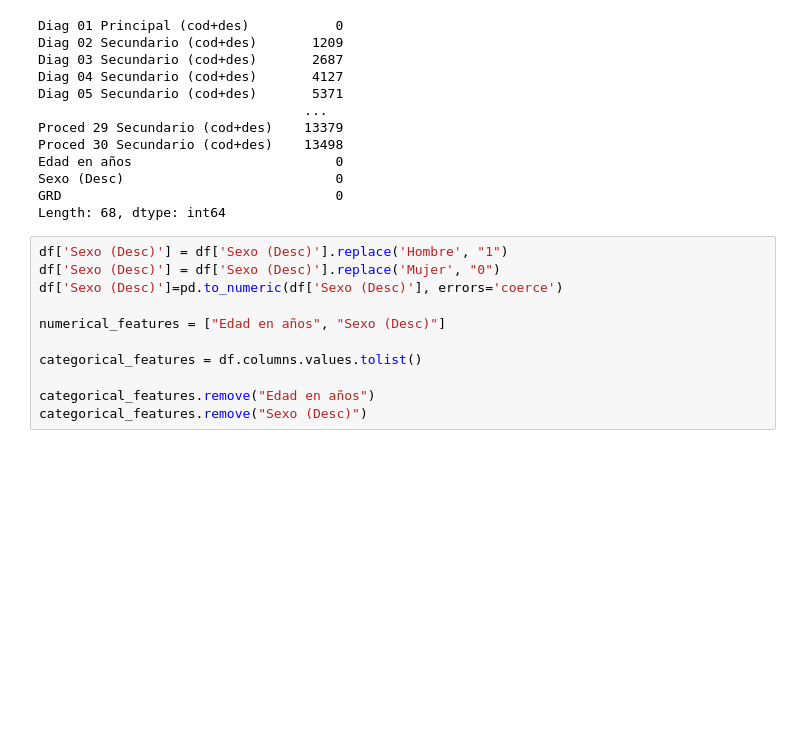
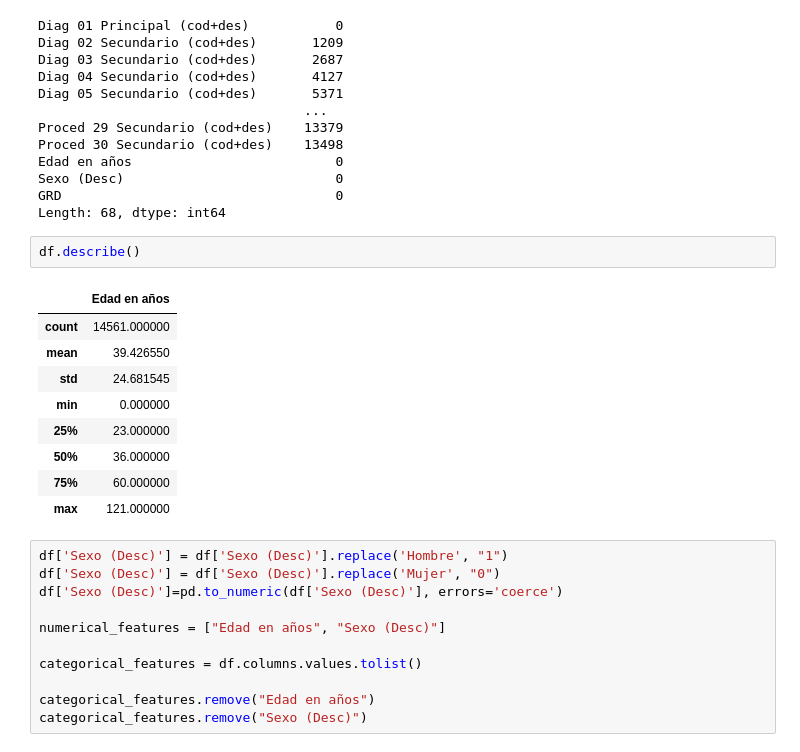
Before and after one commit to vcrdovacastillo/Universidad-4-1, a Jupyter notebook: Untitled.ipynb, the cells around one changed output. Drawn from its saved outputs; the diff is of its cells as text; blank space fills up the shorter version.

```diff
--- a/Untitled.ipynb
+++ b/Untitled.ipynb
@@ -56,6 +56,18 @@ Edad en años                          0
 Sexo (Desc)                           0
 GRD                                   0
 Length: 68, dtype: int64
+# %%
+df.describe()
+# %% [output]
+|  | Edad en años |
+| count | 14561.000000 |
+| mean | 39.426550 |
+| std | 24.681545 |
+| min | 0.000000 |
+| 25% | 23.000000 |
+| 50% | 36.000000 |
+| 75% | 60.000000 |
+| max | 121.000000 |
 # %%
 df['Sexo (Desc)'] = df['Sexo (Desc)'].replace('Hombre', "1")
 df['Sexo (Desc)'] = df['Sexo (Desc)'].replace('Mujer', "0")
```
Also changed, not shown: parts of 14 cells of this notebook.
